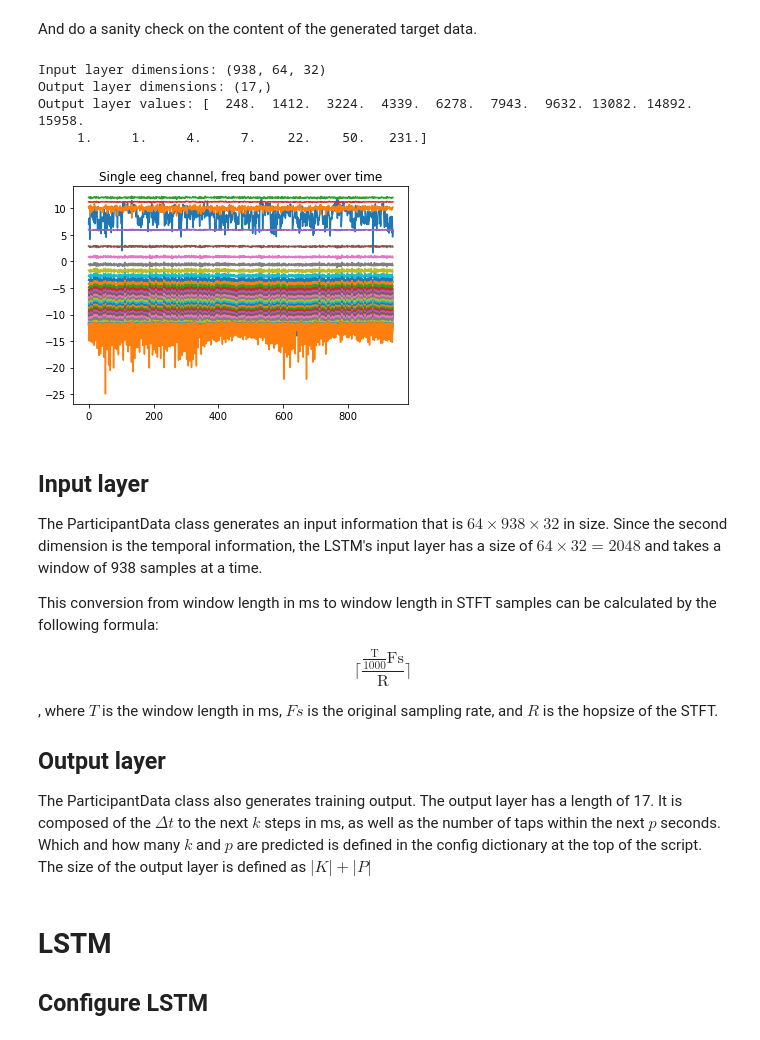
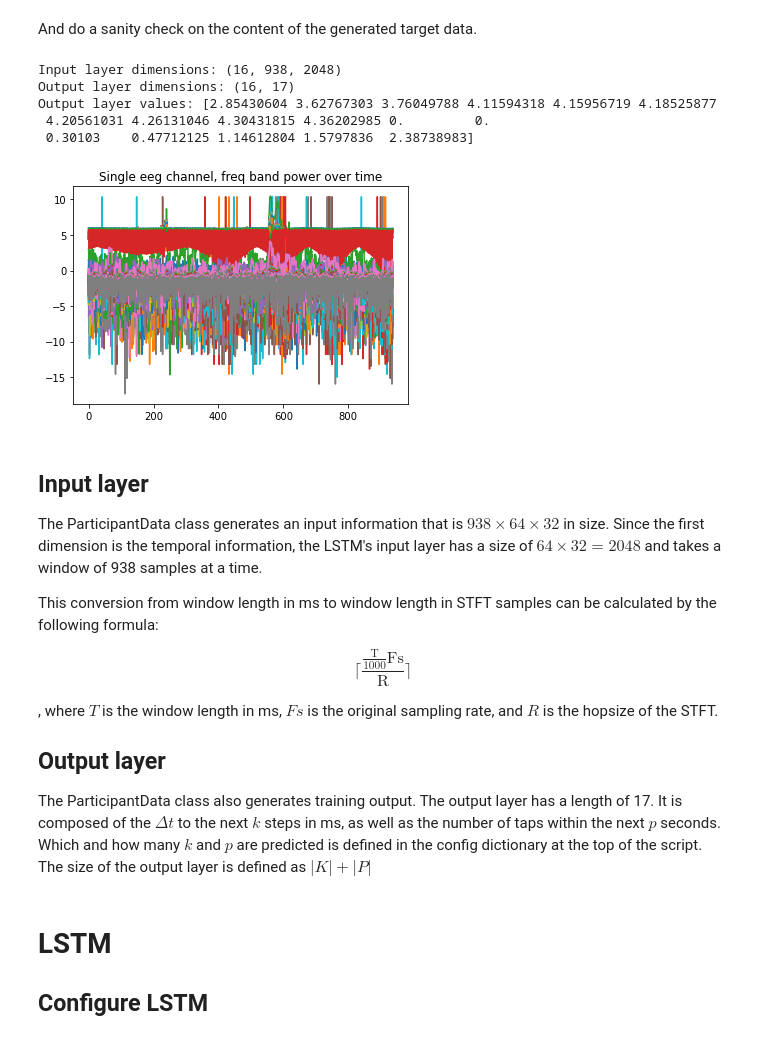
Before and after one commit to luka-ve/movement_prediction, a Jupyter notebook: Python/LSTM_movement_prediction.ipynb, the cells around one changed output. Cells and saved outputs as stored; diff of their text form; code cells hidden in the pictures.

Commit message:
Made model work
Included Changes:
- Log transform target data
- Normalize input data across timesteps and EEG channels
- Check for Infs in input data and set them to 0

```diff
--- a/Python/LSTM_movement_prediction.ipynb
+++ b/Python/LSTM_movement_prediction.ipynb
@@ -81,16 +104,17 @@ class DataLoader(keras.utils.Sequence):
 
 
     def __len__(self):
-        return [win.shape[1] for win in x]
+        win_lengths = [win.shape[1] for win in self.x]
+        return sum(win_lengths) // self.batch_size
 
 
     def __getitem__(self, index):
-        '''Get a single item from a Sequence.
+        '''
+        Get a single item from a Sequence.
+        '''
 
-        Input Arguments:
-        Index = Tuple or list of length 2. First element denotes the sub-sequence index, second element denotes the sample within the sequence.
-            Use in conjunction with len() to get sequence sizes.'''
-        assert len(index) = 2
+        # For testing only
+        #return np.random.rand(self.batch_size, 938, 2048), np.random.rand(self.batch_size, 17)
 
         X = []
         Y = []
@@ -126,10 +150,27 @@ class DataLoader(keras.utils.Sequence):
                 window_end_idx_tap_adjusted = np.ceil(np.array(index[1]) * config['sampling_rate_after_stft']).astype(np.int)
                 output_data = self.get_taps_in_window(self.y[subset_idx], window_end_idx_tap_adjusted)
 
+            # Move Time information to first axis
             input_data = np.moveaxis(input_data, 1, 0)
+
+            # Reshape multidimensional features into a single dimension
+            input_data = np.reshape(input_data, (input_data.shape[0], np.prod(input_data.shape[1:3])))
+
+
 
             X.append(input_data)
             Y.append(output_data)
+
+        # Convert list of samples into a 3D array.
+        # The first dimension is the sample, second dimension the timesteps, third dimension the features
+        X = np.array(X)
+        Y = np.array(Y)
+
+        # Warn if any NaN detected in data
+        if np.any(np.isnan(X)):
+            print('NaN values found in X!')
+        if np.any(np.isnan(Y)):
+            print('NaN values found in Y!')
 
         return X, Y
 
@@ -148,6 +189,12 @@ class DataLoader(keras.utils.Sequence):
         future_tap_n = self.get_n_future_taps(taps, window_end)
 
         result = np.concatenate((tap_deltas, future_tap_n))
+
+        # Convert values to log to avoid huge values
+        result = [np.log10(tap) if tap > 0 else tap for tap in result]
+
+        threshold_ms = 1
+        result = np.maximum(result, np.log10(threshold_ms))
 
         return result
 
@@ -183,7 +230,7 @@ class DataLoader(keras.utils.Sequence):
 # Determining the in- and outputs of the LSTM
 Next, we check the sizes that are returned by our data generation function.
 # %%
-ppt1 = DataLoader(stft, taps, batch_size=8)
+ppt1 = DataLoader(stft_norm, taps, batch_size=16)
 # %%
 my_batch_x, my_batch_y = ppt1[0] # get a random batch
 # %% [markdown]
@@ -191,22 +238,23 @@ And do a sanity check on the content of the generated target data.
 # %%
 np.set_printoptions(suppress=True)
 
-print(f'Input layer dimensions: {my_batch_x[0].shape}')
-print(f'Output layer dimensions: {my_batch_y[0].shape}')
+print(f'Input layer dimensions: {my_batch_x.shape}')
+print(f'Output layer dimensions: {my_batch_y.shape}')
 print(f'Output layer values: {my_batch_y[0]}')
 
-plt.plot(my_batch_x[0][:, 0, :])
+plt.plot(my_batch_x[0, :, :])
 plt.title('Single eeg channel, freq band power over time')
 plt.show()
 # %% [output]
-Input layer dimensions: (938, 64, 32)
-Output layer dimensions: (17,)
-Output layer values: [  248.  1412.  3224.  4339.  6278.  7943.  9632. 13082. 14892. 15958.
-     1.     1.     4.     7.    22.    50.   231.]
+Input layer dimensions: (16, 938, 2048)
+Output layer dimensions: (16, 17)
+Output layer values: [2.85430604 3.62767303 3.76049788 4.11594318 4.15956719 4.18525877
+ 4.20561031 4.26131046 4.30431815 4.36202985 0.         0.
+ 0.30103    0.47712125 1.14612804 1.5797836  2.38738983]
-[figure, old version]
+[figure, new version]
 # %% [markdown]
 ## Input layer
-The ParticipantData class generates an input information that is $64 \times 938 \times 32$ in size. Since the second dimension is the temporal information, the LSTM's input layer has a size of $64 \times 32 = 2048$ and takes a window of 938 samples at a time.
+The ParticipantData class generates an input information that is $938 \times 64 \times 32$ in size. Since the first dimension is the temporal information, the LSTM's input layer has a size of $64 \times 32 = 2048$ and takes a window of 938 samples at a time.
 
 This conversion from window length in ms to window length in STFT samples can be calculated by the following formula:
 
```
Also changed, not shown: parts of 13 cells of this notebook.
